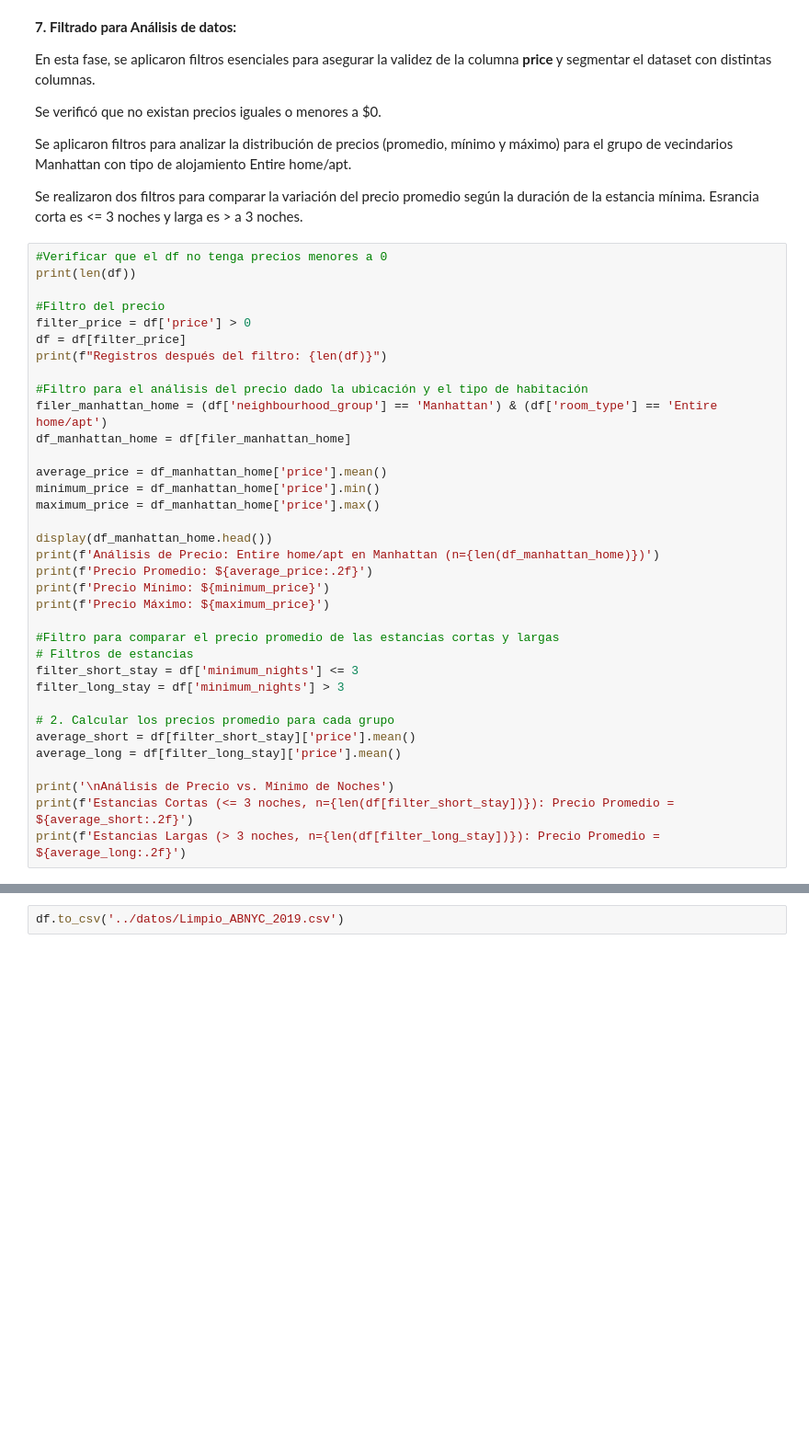
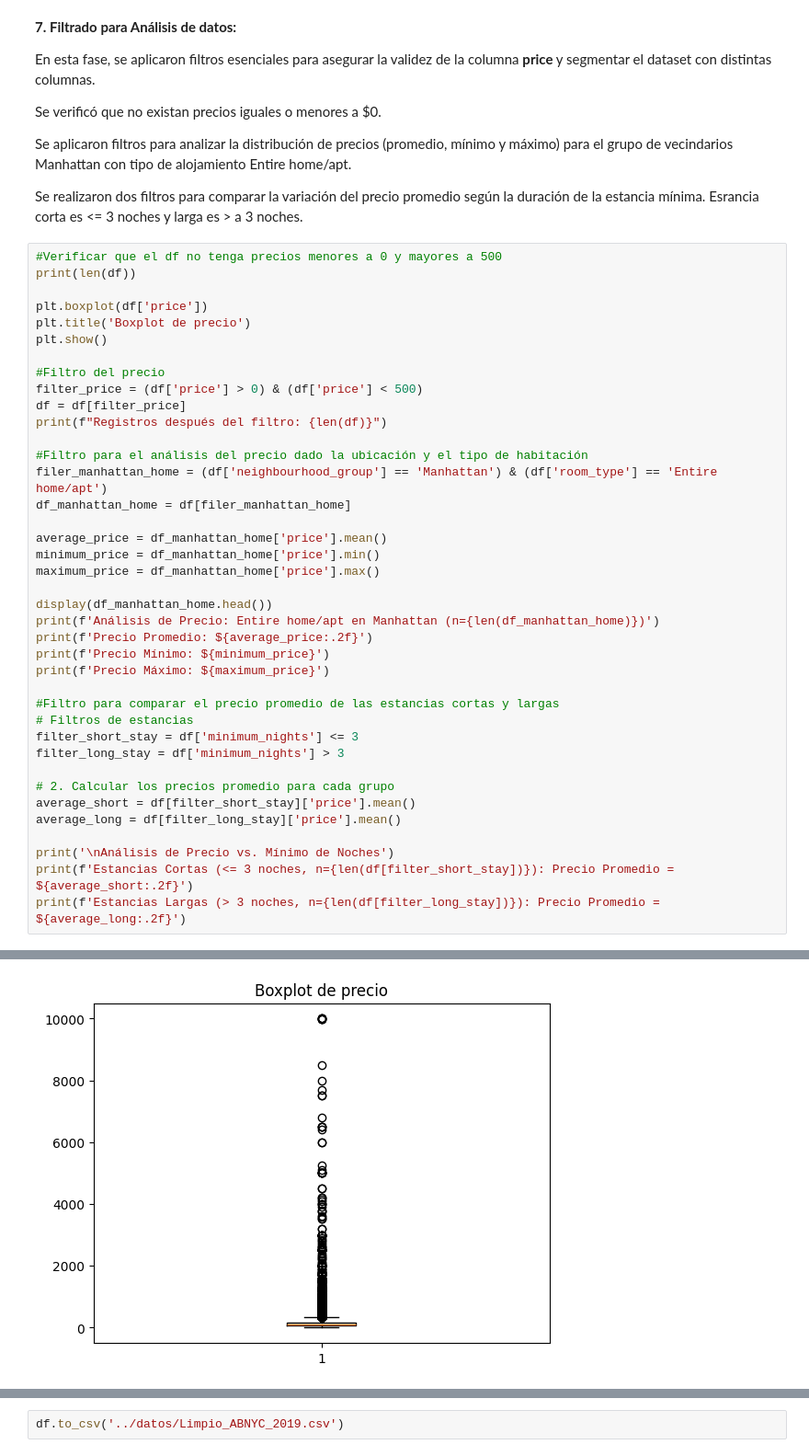
Before and after one commit to stephy0410/AirbnbNYC_analisis, a Jupyter notebook: notebooks/Analisis_de_salario.ipynb, the cells around one changed output, grey strips where cells are left out. Shown: that part at 92% size. Drawn from its saved outputs; the diff is of its cells as text; blank space fills up the shorter version.

```diff
--- a/notebooks/Analisis_de_salario.ipynb
+++ b/notebooks/Analisis_de_salario.ipynb
@@ -229,11 +230,15 @@ Se aplicaron filtros para analizar la distribución de precios (promedio, mínim
 
 Se realizaron dos filtros para comparar la variación del precio promedio según la duración de la estancia mínima. Esrancia corta es <= 3 noches y larga es > a 3 noches.
 # %%
-#Verificar que el df no tenga precios menores a 0
+#Verificar que el df no tenga precios menores a 0 y mayores a 500
 print(len(df))
 
+plt.boxplot(df['price'])
+plt.title('Boxplot de precio')
+plt.show()
+
 #Filtro del precio
-filter_price = df['price'] > 0
+filter_price = (df['price'] > 0) & (df['price'] < 500)
 df = df[filter_price]
 print(f"Registros después del filtro: {len(df)}")
 
@@ -268,0 +273 @@ Registros después del filtro: 48847
+[figure, added]
```
Also changed, not shown: parts of 6 cells of this notebook, 2 other files.
